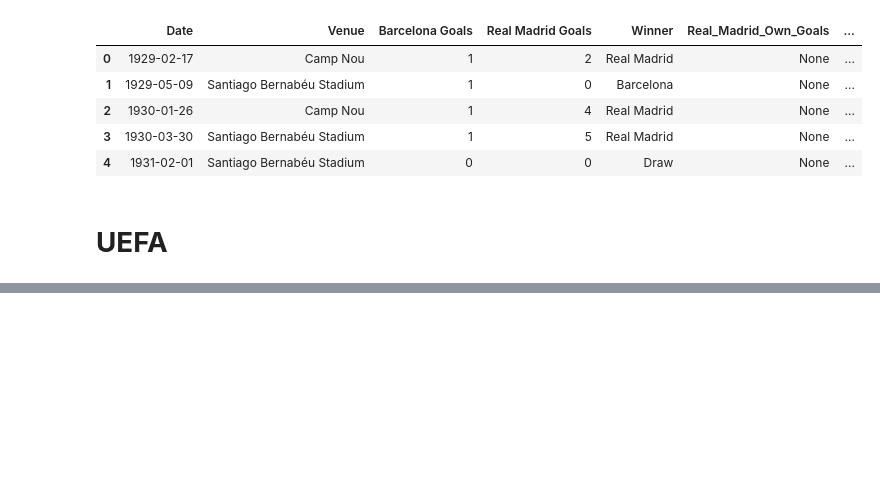
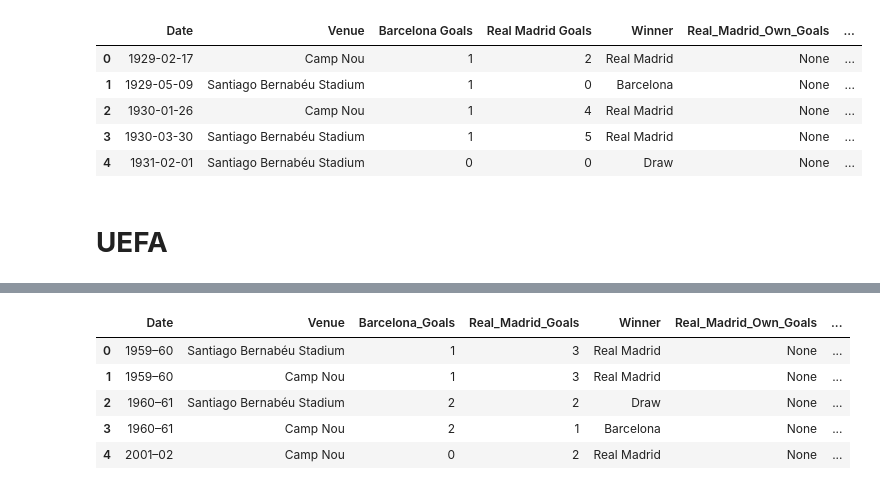
Before and after one commit to sk7-dev/Data_Analysis_and_Modelling, a Jupyter notebook: Python/web_scraping/el_clasico/eda.ipynb, the cells around one changed output, grey strips where cells are left out. Drawn from its saved outputs; the diff is of its cells as text; code cells hidden in the pictures; blank space fills up the shorter version.

```diff
--- a/Python/web_scraping/el_clasico/eda.ipynb
+++ b/Python/web_scraping/el_clasico/eda.ipynb
@@ -193,0 +229,9 @@ df.head()
+# %%
+def goals(df):
+    df["Home Goals"] = df["Score\xa0(FT/HT)"].str.extract(r"(\d+)–(\d+)")[0].astype(int)
+    df["Away Goals"] = df["Score\xa0(FT/HT)"].str.extract(r"(\d+)–(\d+)")[1].astype(int)
+    df["Barcelona Goals"] = df.apply(lambda row: row["Home Goals"] if row["Home team"] == "Barcelona" else row["Away Goals"], axis=1)
+    df["Real Madrid Goals"] = df.apply(lambda row: row["Away Goals"] if row["Home team"] == "Barcelona" else row["Home Goals"], axis=1)
+    return df
+# %%
+df = goals(df)
@@ -193,0 +248,18 @@ df.head()
+# %%
+columns={
+            "Season": "Date",
+            "Barcelona Goals": "Barcelona_Goals",
+            "Real Madrid Goals": "Real_Madrid_Goals",
+            "Barcelona Scorers Clean" : "Barcelona_Scorers",
+            "Real Madrid Scorers Clean": "Real_Madrid_Scorers"
+         }
+new_df = df.filter(items=["Season", "Venue", "Barcelona Goals", "Real Madrid Goals", "Winner", "Real_Madrid_Own_Goals", "Barcelona_Own_Goals","Barcelona Scorers Clean", "Real Madrid Scorers Clean"]).rename(columns = columns)
+# %%
+new_df.head()
+# %% [output]
+|  | Date | Venue | Barcelona_Goals | Real_Madrid_Goals | Winner | Real_Madrid_Own_Goals | ... |
+| 0 | 1959–60 | Santiago Bernabéu Stadium | 1 | 3 | Real Madrid | None | ... |
+| 1 | 1959–60 | Camp Nou | 1 | 3 | Real Madrid | None | ... |
+| 2 | 1960–61 | Santiago Bernabéu Stadium | 2 | 2 | Draw | None | ... |
+| 3 | 1960–61 | Camp Nou | 2 | 1 | Barcelona | None | ... |
+| 4 | 2001–02 | Camp Nou | 0 | 2 | Real Madrid | None | ... |
```
Also changed, not shown: parts of 50 cells of this notebook, 7 other files.
